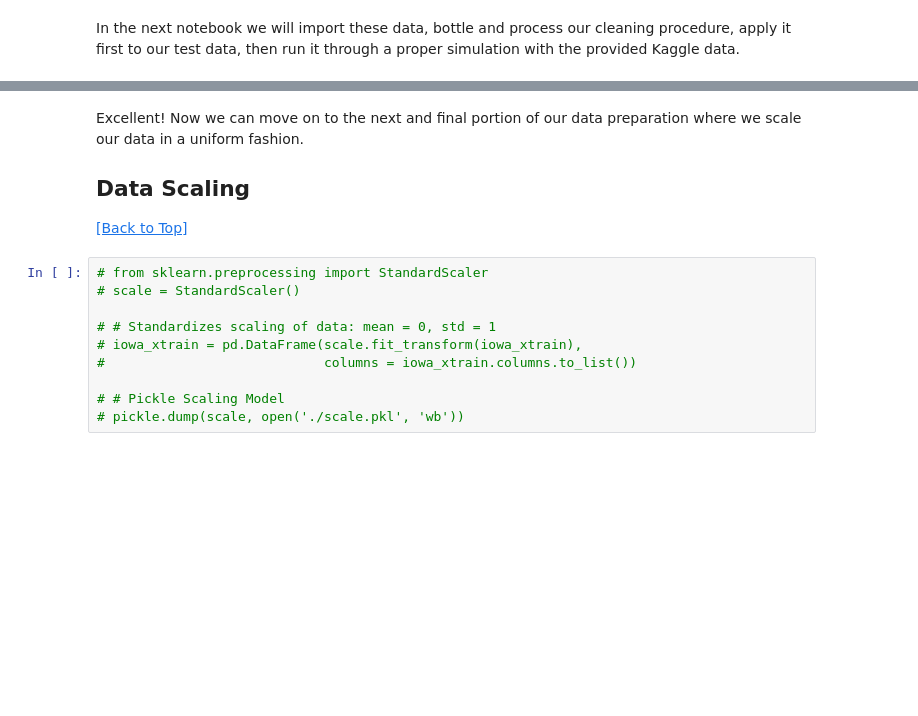
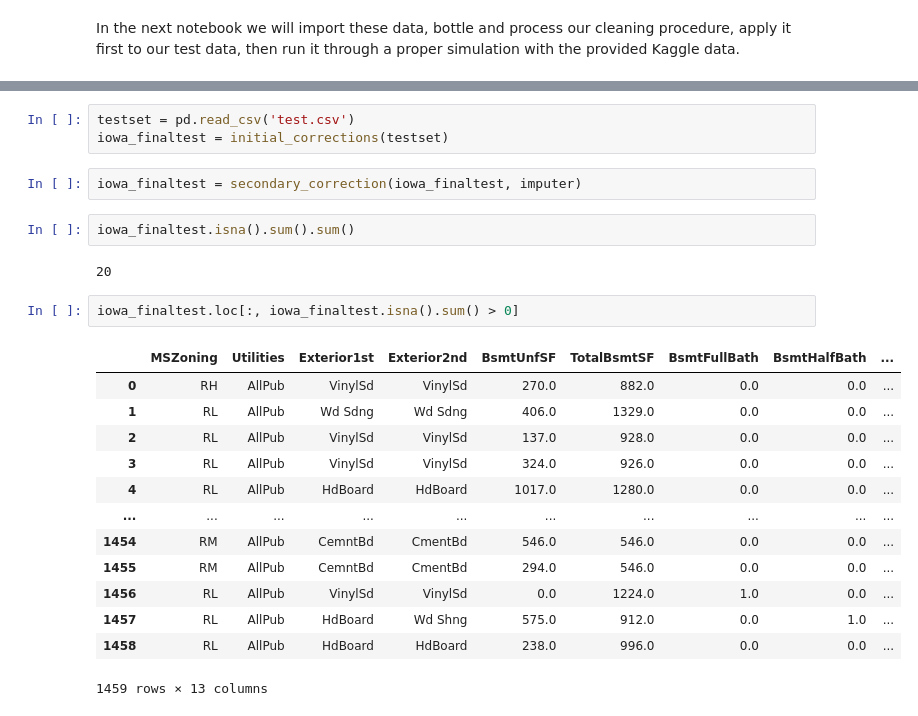
Before and after one commit to BaroqBard/IowaHousingPredictions, a Jupyter notebook: Iowa Housing Project - I. Data Preparation.ipynb, the cells around one changed output, grey strips where cells are left out. Drawn from its saved outputs; the diff is of its cells as text; blank space fills up the shorter version.

```diff
--- a/Iowa Housing Project - I. Data Preparation.ipynb
+++ b/Iowa Housing Project - I. Data Preparation.ipynb
@@ -708,15 +694,25 @@ Before we move on, I feel it may be prudent to check our work for missing data o
-# %% [markdown]
-Excellent! Now we can move on to the next and final portion of our data preparation where we scale our data in a uniform fashion.
-
-## Data Scaling
-[[Back to Top]](#Iowa-Housing-Pricing:-Data-Cleaning-&-Prep)
-# %%
-# from sklearn.preprocessing import StandardScaler
-# scale = StandardScaler()
-
-# # Standardizes scaling of data: mean = 0, std = 1
-# iowa_xtrain = pd.DataFrame(scale.fit_transform(iowa_xtrain),
-#                            columns = iowa_xtrain.columns.to_list())
-
-# # Pickle Scaling Model
-# pickle.dump(scale, open('./scale.pkl', 'wb'))
+# %%
+testset = pd.read_csv('test.csv')
+iowa_finaltest = initial_corrections(testset)
+# %%
+iowa_finaltest = secondary_correction(iowa_finaltest, imputer)
+# %%
+iowa_finaltest.isna().sum().sum()
+# %% [output]
+20
+# %%
+iowa_finaltest.loc[:, iowa_finaltest.isna().sum() > 0]
+# %% [output]
+|  | MSZoning | Utilities | Exterior1st | Exterior2nd | BsmtUnfSF | TotalBsmtSF | BsmtFullBath | BsmtHalfBath | ... |
+| 0 | RH | AllPub | VinylSd | VinylSd | 270.0 | 882.0 | 0.0 | 0.0 | ... |
+| 1 | RL | AllPub | Wd Sdng | Wd Sdng | 406.0 | 1329.0 | 0.0 | 0.0 | ... |
+| 2 | RL | AllPub | VinylSd | VinylSd | 137.0 | 928.0 | 0.0 | 0.0 | ... |
+| 3 | RL | AllPub | VinylSd | VinylSd | 324.0 | 926.0 | 0.0 | 0.0 | ... |
+| 4 | RL | AllPub | HdBoard | HdBoard | 1017.0 | 1280.0 | 0.0 | 0.0 | ... |
+| ... | ... | ... | ... | ... | ... | ... | ... | ... | ... |
+| 1454 | RM | AllPub | CemntBd | CmentBd | 546.0 | 546.0 | 0.0 | 0.0 | ... |
+| 1455 | RM | AllPub | CemntBd | CmentBd | 294.0 | 546.0 | 0.0 | 0.0 | ... |
+| 1456 | RL | AllPub | VinylSd | VinylSd | 0.0 | 1224.0 | 1.0 | 0.0 | ... |
+| 1457 | RL | AllPub | HdBoard | Wd Shng | 575.0 | 912.0 | 0.0 | 1.0 | ... |
+| 1458 | RL | AllPub | HdBoard | HdBoard | 238.0 | 996.0 | 0.0 | 0.0 | ... |
+1459 rows × 13 columns
```
Also changed, not shown: parts of 7 cells of this notebook, 1 other file.
